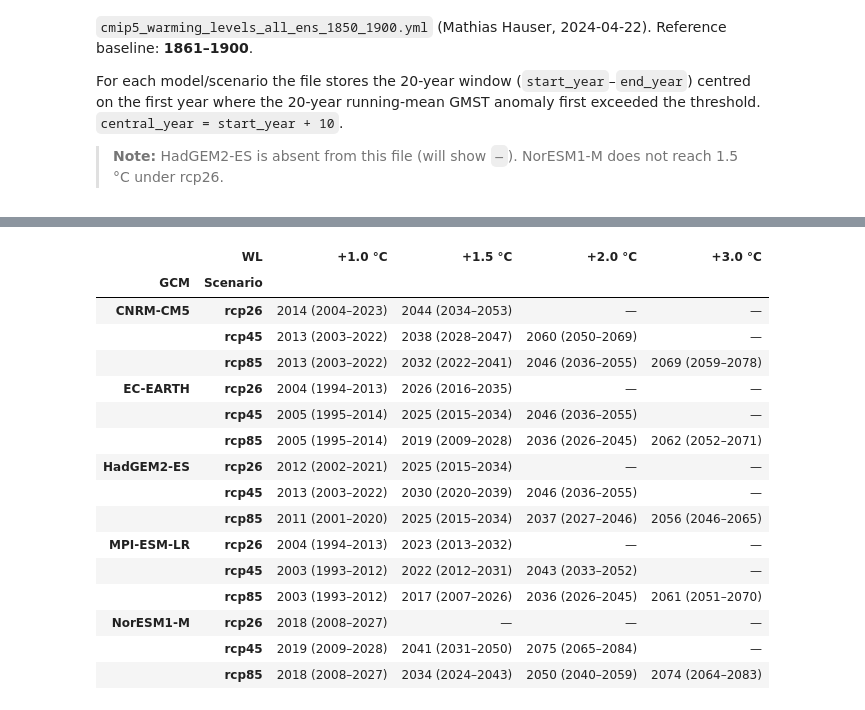
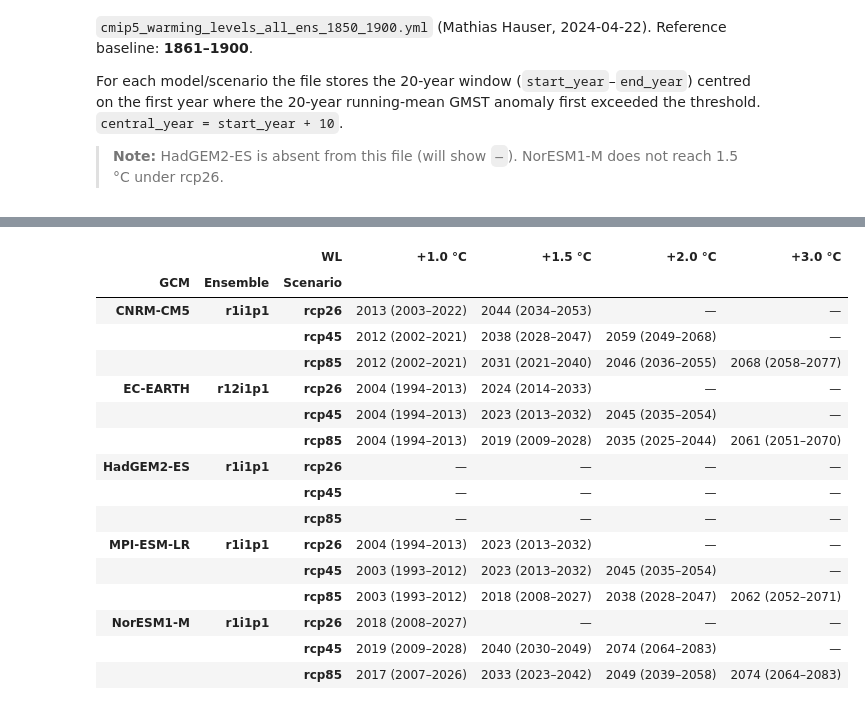
Before and after one commit to yasserhaddad/CORDEX2Energy, a Jupyter notebook: notebooks/processing/driving_gcm_analysis.ipynb, the cells around one changed output, grey strips where cells are left out. Saved outputs shown, nothing was run; the diff lists cells and outputs as text; code cells hidden in the pictures.

```diff
--- a/notebooks/processing/driving_gcm_analysis.ipynb
+++ b/notebooks/processing/driving_gcm_analysis.ipynb
@@ -199,37 +191,34 @@ df_gwl
 # %%
-import pandas as pd
-
 rows = []
-for gcm in gcms:
+for gcm, ens in zip(gcms, ensemble_members):
     for scenario in scenarios:
         for wl in warming_levels:
-            r = gwl_results.get(gcm, {}).get(scenario, {}).get(wl)
-            if r is not None:
-                label = f"{r['central_year']}  ({r['start_year']}–{r['end_year']})"
-            else:
-                label = "—"
-            rows.append({"GCM": gcm, "Scenario": scenario, "WL": f"+{wl} °C", "value": label})
+            r = gwl_results.get((gcm, ens), {}).get(scenario, {}).get(wl)
+            label = f"{r['central_year']}  ({r['start_year']}–{r['end_year']})" if r else "—"
+            rows.append({"GCM": gcm, "Ensemble": ens, "Scenario": scenario,
+                         "WL": f"+{wl} °C", "value": label})
 
 df = pd.DataFrame(rows)
-df_table = df.pivot_table(index=["GCM", "Scenario"], columns="WL", values="value", aggfunc="first")
-# Ensure columns are sorted by warming level
+df_table = df.pivot_table(
+    index=["GCM", "Ensemble", "Scenario"], columns="WL", values="value", aggfunc="first"
+)
 df_table = df_table[[f"+{wl} °C" for wl in warming_levels]]
 df_table
 # %% [output]
-|  | WL | +1.0 °C | +1.5 °C | +2.0 °C | +3.0 °C |
-| GCM | Scenario |  |  |  |  |
-| CNRM-CM5 | rcp26 | 2014 (2004–2023) | 2044 (2034–2053) | — | — |
-|  | rcp45 | 2013 (2003–2022) | 2038 (2028–2047) | 2060 (2050–2069) | — |
-|  | rcp85 | 2013 (2003–2022) | 2032 (2022–2041) | 2046 (2036–2055) | 2069 (2059–2078) |
-| EC-EARTH | rcp26 | 2004 (1994–2013) | 2026 (2016–2035) | — | — |
-|  | rcp45 | 2005 (1995–2014) | 2025 (2015–2034) | 2046 (2036–2055) | — |
-|  | rcp85 | 2005 (1995–2014) | 2019 (2009–2028) | 2036 (2026–2045) | 2062 (2052–2071) |
-| HadGEM2-ES | rcp26 | 2012 (2002–2021) | 2025 (2015–2034) | — | — |
-|  | rcp45 | 2013 (2003–2022) | 2030 (2020–2039) | 2046 (2036–2055) | — |
-|  | rcp85 | 2011 (2001–2020) | 2025 (2015–2034) | 2037 (2027–2046) | 2056 (2046–2065) |
-| MPI-ESM-LR | rcp26 | 2004 (1994–2013) | 2023 (2013–2032) | — | — |
-|  | rcp45 | 2003 (1993–2012) | 2022 (2012–2031) | 2043 (2033–2052) | — |
-|  | rcp85 | 2003 (1993–2012) | 2017 (2007–2026) | 2036 (2026–2045) | 2061 (2051–2070) |
-| NorESM1-M | rcp26 | 2018 (2008–2027) | — | — | — |
-|  | rcp45 | 2019 (2009–2028) | 2041 (2031–2050) | 2075 (2065–2084) | — |
-|  | rcp85 | 2018 (2008–2027) | 2034 (2024–2043) | 2050 (2040–2059) | 2074 (2064–2083) |
+|  |  | WL | +1.0 °C | +1.5 °C | +2.0 °C | +3.0 °C |
+| GCM | Ensemble | Scenario |  |  |  |  |
+| CNRM-CM5 | r1i1p1 | rcp26 | 2013 (2003–2022) | 2044 (2034–2053) | — | — |
+|  |  | rcp45 | 2012 (2002–2021) | 2038 (2028–2047) | 2059 (2049–2068) | — |
+|  |  | rcp85 | 2012 (2002–2021) | 2031 (2021–2040) | 2046 (2036–2055) | 2068 (2058–2077) |
+| EC-EARTH | r12i1p1 | rcp26 | 2004 (1994–2013) | 2024 (2014–2033) | — | — |
+|  |  | rcp45 | 2004 (1994–2013) | 2023 (2013–2032) | 2045 (2035–2054) | — |
+|  |  | rcp85 | 2004 (1994–2013) | 2019 (2009–2028) | 2035 (2025–2044) | 2061 (2051–2070) |
+| HadGEM2-ES | r1i1p1 | rcp26 | — | — | — | — |
+|  |  | rcp45 | — | — | — | — |
+|  |  | rcp85 | — | — | — | — |
+| MPI-ESM-LR | r1i1p1 | rcp26 | 2004 (1994–2013) | 2023 (2013–2032) | — | — |
+|  |  | rcp45 | 2003 (1993–2012) | 2023 (2013–2032) | 2045 (2035–2054) | — |
+|  |  | rcp85 | 2003 (1993–2012) | 2018 (2008–2027) | 2038 (2028–2047) | 2062 (2052–2071) |
+| NorESM1-M | r1i1p1 | rcp26 | 2018 (2008–2027) | — | — | — |
+|  |  | rcp45 | 2019 (2009–2028) | 2040 (2030–2049) | 2074 (2064–2083) | — |
+|  |  | rcp85 | 2017 (2007–2026) | 2033 (2023–2042) | 2049 (2039–2058) | 2074 (2064–2083) |
```
Also changed, not shown: parts of 1 cell of this notebook, 16 other files.
